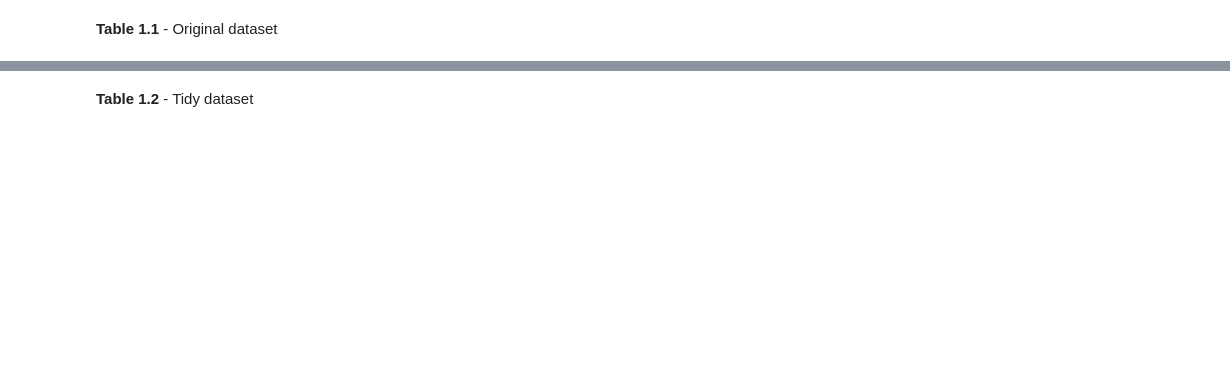
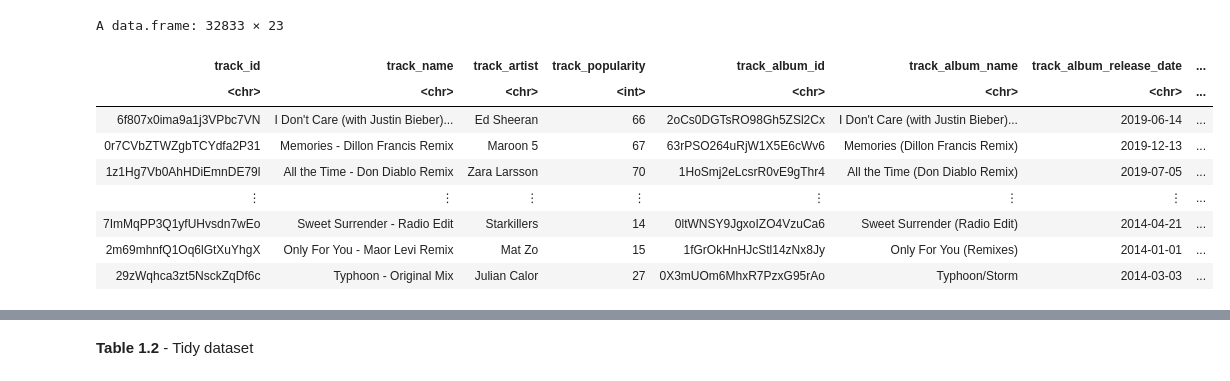
Before and after one commit to DSCI-310-2023/dsci-310-group-04, a Jupyter notebook: Project.ipynb, the cells around one changed output, grey strips where cells are left out. Drawn from its saved outputs; the diff is of its cells as text; code cells hidden in the pictures; blank space fills up the shorter version.

```diff
--- a/Project.ipynb
+++ b/Project.ipynb
@@ -44,5 +32,14 @@ A data.frame: 475 × 4
-# %% [markdown]
-**Table 1.1** - Original dataset
 # %%
-# Tidy the data if needed, only keep relevant columns
-#tidy_data
+# Overview of the original dataset
+data
+# %% [output]
+A data.frame: 32833 × 23
+| track_id | track_name | track_artist | track_popularity | track_album_id | track_album_name | track_album_release_date | ... |
+| <chr> | <chr> | <chr> | <int> | <chr> | <chr> | <chr> | ... |
+| 6f807x0ima9a1j3VPbc7VN | I Don't Care (with Justin Bieber)... | Ed Sheeran | 66 | 2oCs0DGTsRO98Gh5ZSl2Cx | I Don't Care (with Justin Bieber)... | 2019-06-14 | ... |
+| 0r7CVbZTWZgbTCYdfa2P31 | Memories - Dillon Francis Remix | Maroon 5 | 67 | 63rPSO264uRjW1X5E6cWv6 | Memories (Dillon Francis Remix) | 2019-12-13 | ... |
+| 1z1Hg7Vb0AhHDiEmnDE79l | All the Time - Don Diablo Remix | Zara Larsson | 70 | 1HoSmj2eLcsrR0vE9gThr4 | All the Time (Don Diablo Remix) | 2019-07-05 | ... |
+| ⋮ | ⋮ | ⋮ | ⋮ | ⋮ | ⋮ | ⋮ | ... |
+| 7ImMqPP3Q1yfUHvsdn7wEo | Sweet Surrender - Radio Edit | Starkillers | 14 | 0ltWNSY9JgxoIZO4VzuCa6 | Sweet Surrender (Radio Edit) | 2014-04-21 | ... |
+| 2m69mhnfQ1Oq6lGtXuYhgX | Only For You - Maor Levi Remix | Mat Zo | 15 | 1fGrOkHnHJcStl14zNx8Jy | Only For You (Remixes) | 2014-01-01 | ... |
+| 29zWqhca3zt5NsckZqDf6c | Typhoon - Original Mix | Julian Calor | 27 | 0X3mUOm6MhxR7PzxG95rAo | Typhoon/Storm | 2014-03-03 | ... |
```
Also changed, not shown: parts of 17 cells of this notebook, 1 other file.
